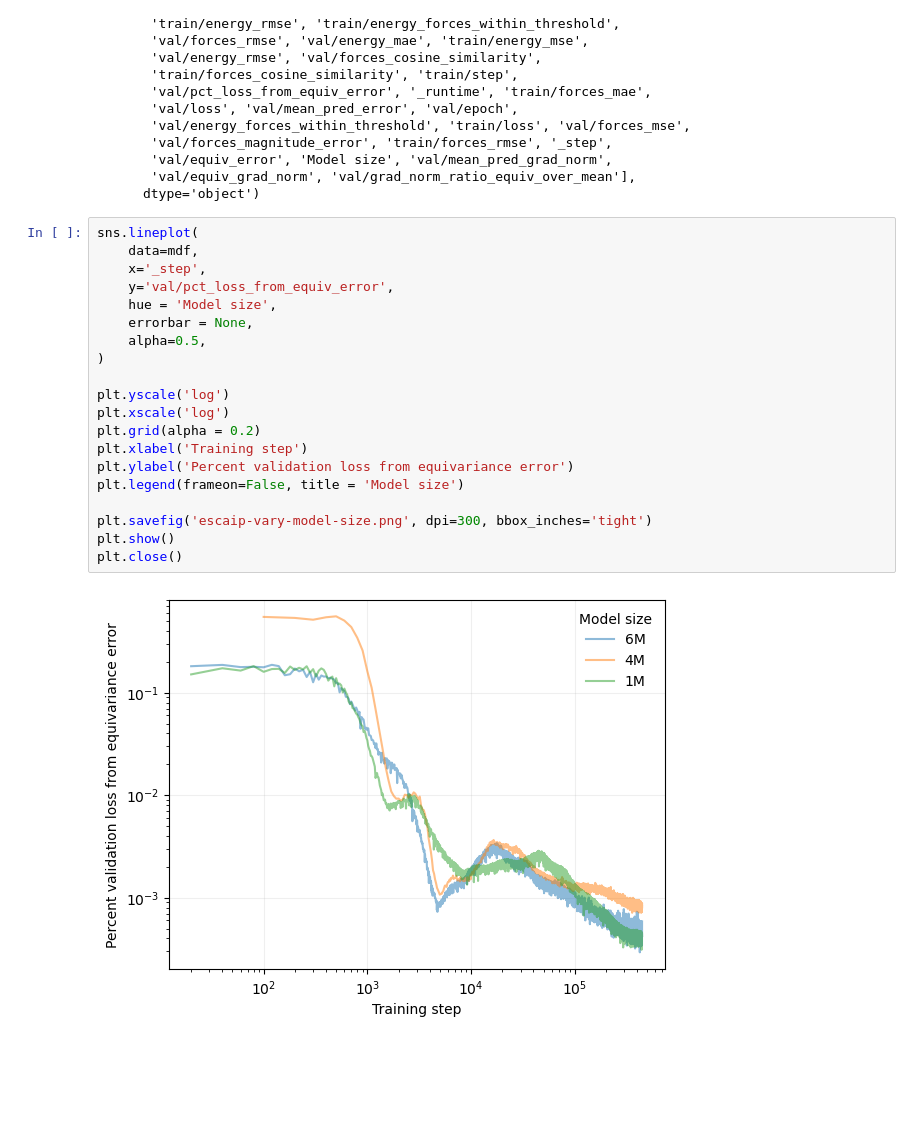
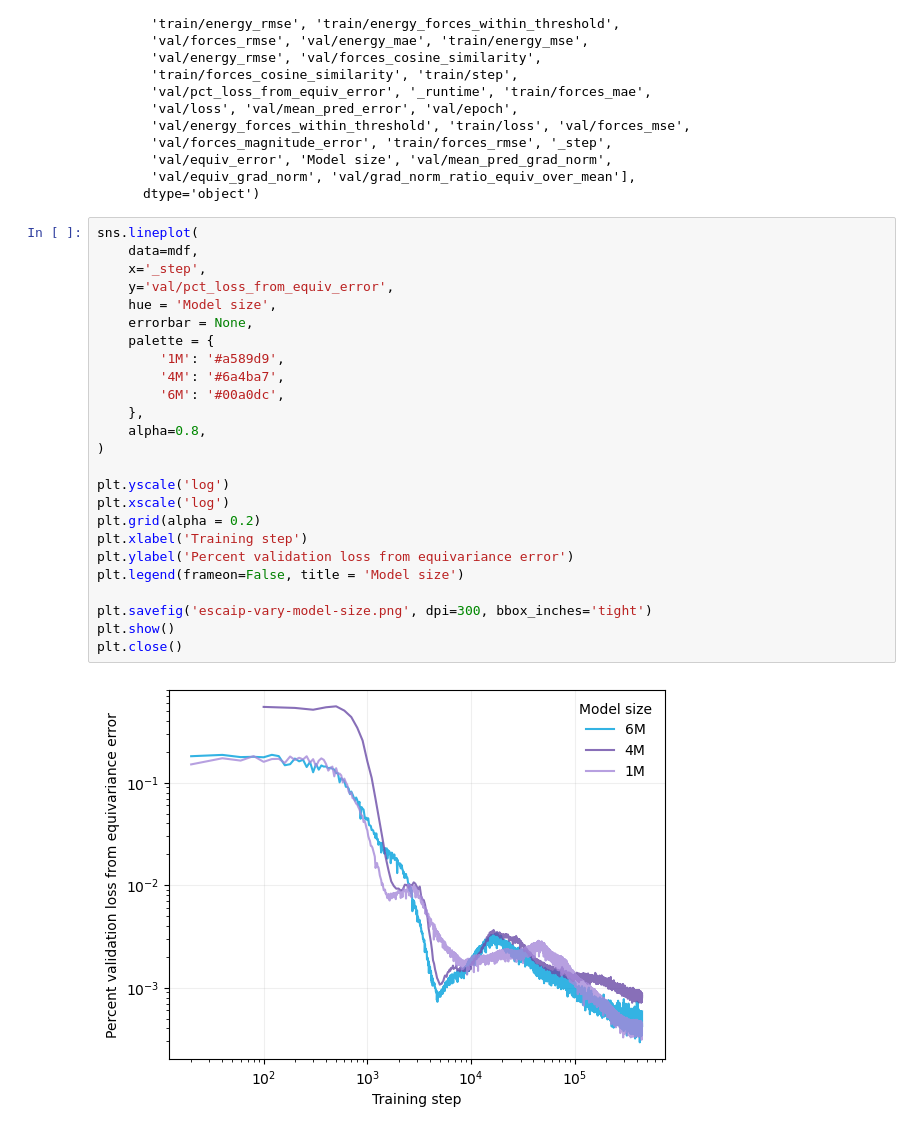
Before and after one commit to genentech/equivariance_learning, a Jupyter notebook: escaip-wandb/vary-model-size.ipynb, the cells around one changed output. Drawn from its saved outputs; the diff is of its cells as text; blank space fills up the shorter version.

```diff
--- a/escaip-wandb/vary-model-size.ipynb
+++ b/escaip-wandb/vary-model-size.ipynb
@@ -32,22 +32,27 @@ Index(['val/total_mse', 'train/grad_norm', 'train/forces_magnitude_error',
 # %%
 sns.lineplot(
     data=mdf,
     x='_step',
     y='val/pct_loss_from_equiv_error',
     hue = 'Model size',
     errorbar = None,
-    alpha=0.5,
+    palette = {
+        '1M': '#a589d9',
+        '4M': '#6a4ba7',
+        '6M': '#00a0dc',
+    },
+    alpha=0.8,
 )
 
 plt.yscale('log')
 plt.xscale('log')
 plt.grid(alpha = 0.2)
 plt.xlabel('Training step')
 plt.ylabel('Percent validation loss from equivariance error')
 plt.legend(frameon=False, title = 'Model size')
 
 plt.savefig('escaip-vary-model-size.png', dpi=300, bbox_inches='tight')
 plt.show()
 plt.close()
 # %% [output]
-[figure, old version]
+[figure, new version]
```
Also changed, not shown: 9 other files.
